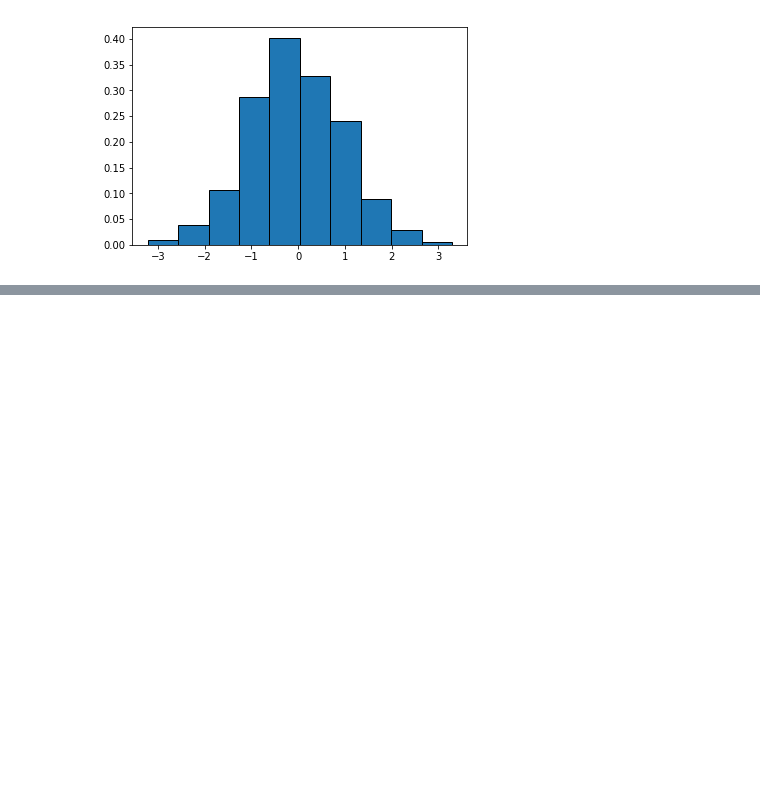
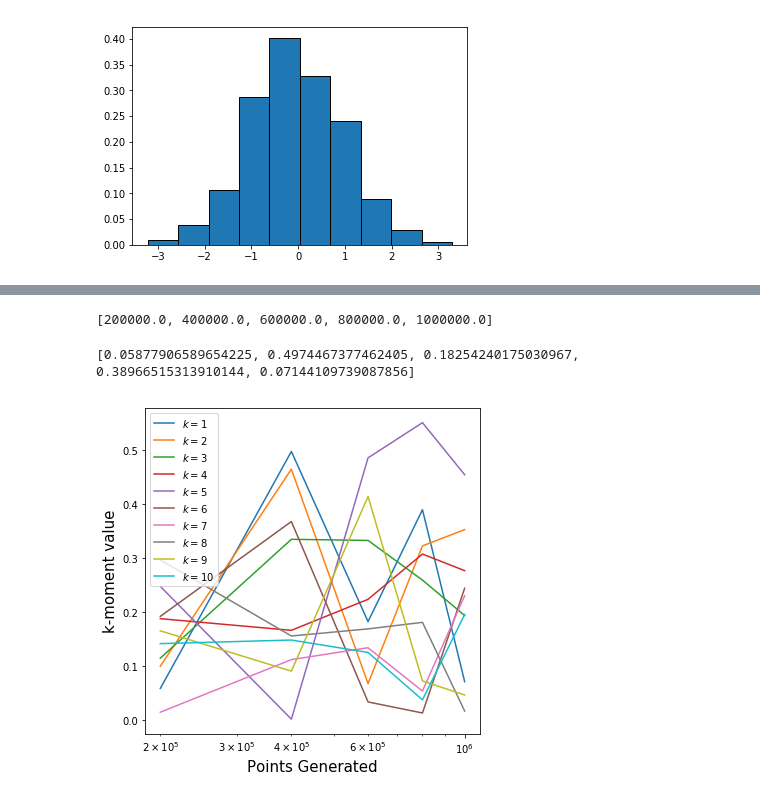
Before and after one commit to ray530/MetodosCompu2021, a Jupyter notebook: Week5/Generadores.ipynb, the cells around one changed output, grey strips where cells are left out. Cells and saved outputs as stored; diff of their text form; code cells hidden in the pictures; blank space fills up the shorter version.

Commit message:
Generadores numpy

```diff
--- a/Week5/Generadores.ipynb
+++ b/Week5/Generadores.ipynb
@@ -204,0 +207,55 @@ plt.hist(gauss,bins=10,density=True,edgecolor='black')
+# %%
+ def TestNumpy(Npoints, moment):
+
+        array = np.zeros(Npoints)
+
+        for i in range(Npoints):
+            array[i] = np.random.rand()
+
+        return np.sqrt(Npoints)* np.abs(  np.mean(array**moment) - 1./(1.+moment) )
+# %%
+Nmoments = 10
+moments = []
+Points = []
+
+points = np.linspace(2e5,1e6,5)
+
+for i in points:
+    Points.append(i)
+# %%
+print(Points)
+# %% [output]
+[200000.0, 400000.0, 600000.0, 800000.0, 1000000.0]
+# %%
+for k in tqdm(range(Nmoments)):
+
+    test = []
+    for i in range(len(points)):
+        test.append(TestNumpy(int(points[i]),k+1))
+
+    moments.append(test)
+# %%
+print(moments[0])
+# %% [output]
+[0.05877906589654225, 0.4974467377462405, 0.18254240175030967, 0.38966515313910144, 0.07144109739087856]
+# %%
+labelk = []
+for i in range(Nmoments):
+    labelk.append(i+1)
+# %%
+fig = plt.figure( figsize=(6,6) )
+
+for i in range(len(moments)):
+    plt.plot(Points,moments[i], label=r'$k=%.0f$' %(labelk[i]))
+
+plt.legend(loc=0)
+plt.xscale('log')
+plt.xlabel('Points Generated', fontsize=15)
+plt.ylabel('k-moment value', fontsize=15)
+
+
+plt.savefig('MomentosParaNumpy.png')
+
+plt.show()
+# %% [output]
+[figure, added]
```
Also changed, not shown: parts of 1 cell of this notebook.
